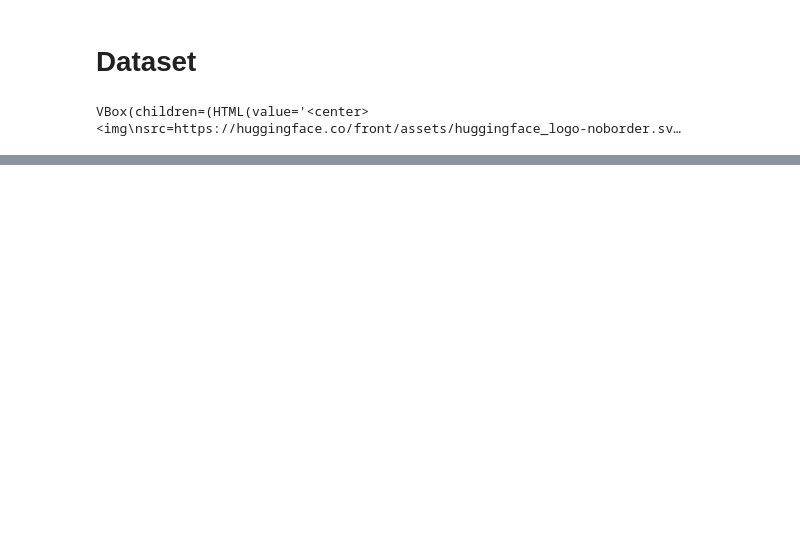
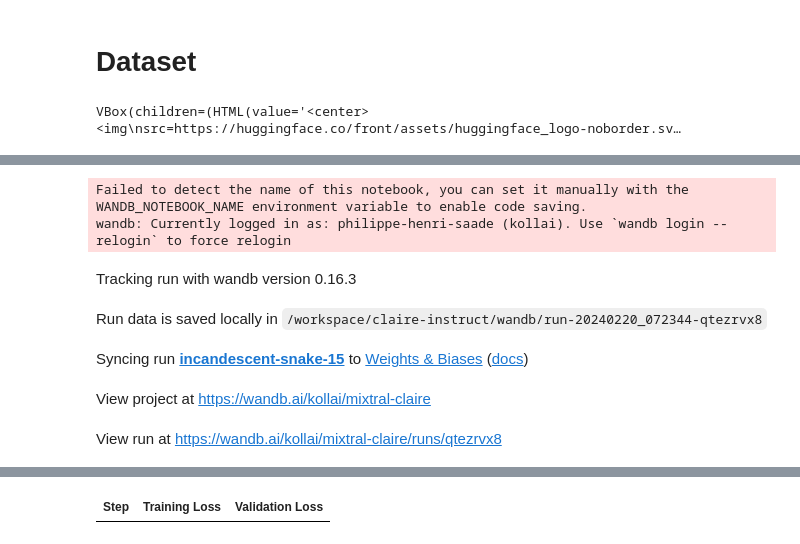
Before and after one commit to PhilSad/claire-instruct, a Jupyter notebook: train_mixtral_claire.ipynb, the cells around one changed output, grey strips where cells are left out. Drawn from its saved outputs; the diff is of its cells as text; code cells hidden in the pictures; blank space fills up the shorter version.

Commit message:
mixtral claire

```diff
--- a/train_mixtral_claire.ipynb
+++ b/train_mixtral_claire.ipynb
@@ -14,7 +14,7 @@ import datasets
 # %%
 import random
 def reduce_test(exemple):
-  split = random.randint(20, 50)
+  split = random.randint(20, 300)
   exemple['text'] = exemple['orig'][0:split]
   return exemple
 # %%
@@ -53,7 +49,7 @@ model = prepare_model_for_kbit_training(model)
 
 tokenizer.pad_token = "!" #Not EOS, will explain another time.\
 
-CUTOFF_LEN = 32000  #Our dataset has shot text
+CUTOFF_LEN = 1024  #Our dataset has shot text
 LORA_R = 8
 LORA_ALPHA = 2 * LORA_R
 LORA_DROPOUT = 0.1
@@ -91 +86,36 @@ test_data = test_data.shuffle().map(lambda x: tokenize(generate_prompt(x)))
+# %%
+from transformers.integrations import WandbCallback
+from transformers import GenerationConfig
+from tqdm import tqdm
+import wandb
+import trl
+class LLMSampleCB(WandbCallback):
+  def __init__(self, trainer, test_dataset, num_samples=10, max_new_tokens=256, log_model="checkpoint"):
+      "A CallBack to log samples a wandb.Table during training"
+      super().__init__()
+      self._log_model = log_model
+      self.sample_dataset = test_dataset.select(range(num_samples))
+      self.model, self.tokenizer = trainer.model, trainer.tokenizer
+      self.gen_config = GenerationConfig.from_pretrained(trainer.model.name_or_path,
+                                                          max_new_tokens=max_new_tokens)
+  def generate(self, prompt):
+      tokenized_prompt = self.tokenizer(prompt, return_tensors='pt')['input_ids'].cuda()
+      with torch.inference_mode():
+          output = self.model.generate(tokenized_prompt, generation_config=self.gen_config)
+      return self.tokenizer.decode(output[0][len(tokenized_prompt[0]):])
+
+  def samples_table(self, examples):
+      "Create a wandb.Table to store the generations"
+      records_table = wandb.Table(columns=["prompt", "generation"] + list(self.gen_config.to_dict().keys()))
+      for example in tqdm(examples, leave=False):
+          prompt = example["text"]
+          generation = self.generate(prompt=prompt)
+          records_table.add_data(prompt, generation, *list(self.gen_config.to_dict().values()))
+      return records_table
+
+  def on_evaluate(self, args, state, control,  **kwargs):
+      "Log the wandb.Table after calling trainer.evaluate"
+      super().on_evaluate(args, state, control, **kwargs)
+      records_table = self.samples_table(self.sample_dataset)
+      self._wandb.log({"sample_predictions_step_" +str(state.global_step):records_table})
 # %%
@@ -117,0 +182,13 @@ model.config.use_cache = False
+# %%
+wandb.init(project='mixtral-claire', config = dict(peft_config=config.to_dict()))
+wandb_callback = LLMSampleCB(trainer, test_data, num_samples=10, max_new_tokens=256)
+trainer.add_callback(wandb_callback)
+trainer.train()
+# %% [output]
+Failed to detect the name of this notebook, you can set it manually with the WANDB_NOTEBOOK_NAME environment variable to enable code saving.
+wandb: Currently logged in as: philippe-henri-saade (kollai). Use `wandb login --relogin` to force relogin
+Tracking run with wandb version 0.16.3
+Run data is saved locally in /workspace/claire-instruct/wandb/run-20240220_072344-qtezrvx8
+Syncing run incandescent-snake-15 to Weights & Biases (docs)
+View project at https://wandb.ai/kollai/mixtral-claire
+View run at https://wandb.ai/kollai/mixtral-claire/runs/qtezrvx8
@@ -118 +196,2 @@ model.config.use_cache = False
+| Step | Training Loss | Validation Loss |
 # %%
```
Also changed, not shown: parts of 10 cells of this notebook.
